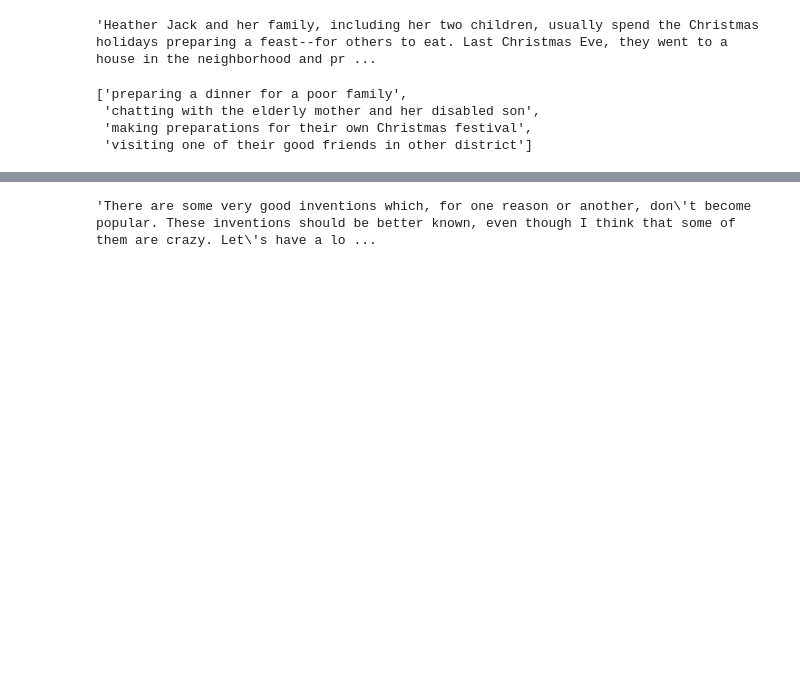
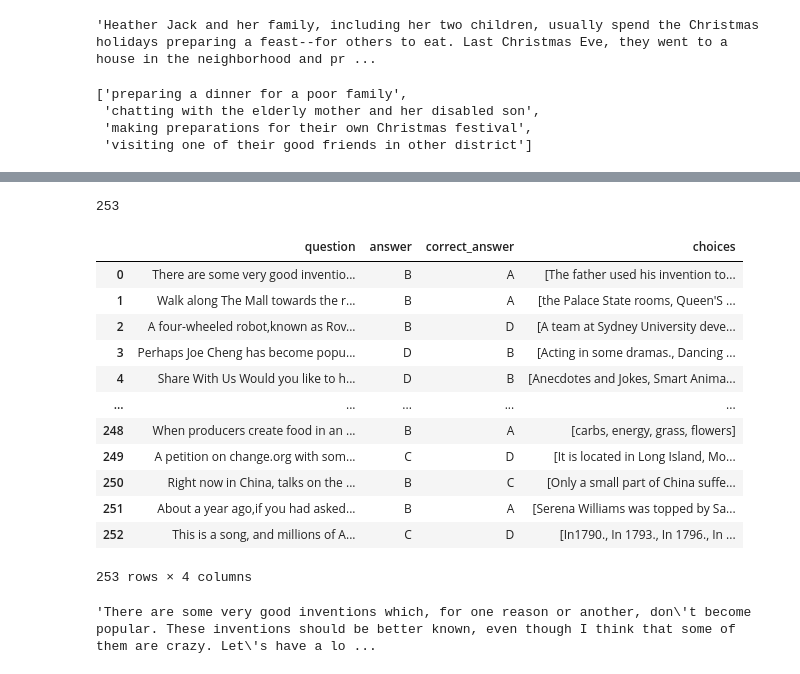
Before and after one commit to mukulpatnaik/flan-t5-experiments, a Jupyter notebook: playground.ipynb, the cells around one changed output, grey strips where cells are left out. Cells and saved outputs as stored; diff of their text form; code cells hidden in the pictures; blank space fills up the shorter version.

```diff
--- a/playground.ipynb
+++ b/playground.ipynb
@@ -221,3 +221,23 @@ errors.head(25)
+# %%
+len(errors)
+# %% [output]
+253
+# %%
+errors
+# %% [output]
+|  | question | answer | correct_answer | choices |
+| 0 | There are some very good inventio... | B | A | [The father used his invention to... |
+| 1 | Walk along The Mall towards the r... | B | A | [the Palace State rooms, Queen'S ... |
+| 2 | A four-wheeled robot,known as Rov... | B | D | [A team at Sydney University deve... |
+| 3 | Perhaps Joe Cheng has become popu... | D | B | [Acting in some dramas., Dancing ... |
+| 4 | Share With Us Would you like to h... | D | B | [Anecdotes and Jokes, Smart Anima... |
+| ... | ... | ... | ... | ... |
+| 248 | When producers create food in an ... | B | A | [carbs, energy, grass, flowers] |
+| 249 | A petition on change.org with som... | C | D | [It is located in Long Island, Mo... |
+| 250 | Right now in China, talks on the ... | B | C | [Only a small part of China suffe... |
+| 251 | About a year ago,if you had asked... | B | A | [Serena Williams was topped by Sa... |
+| 252 | This is a song, and millions of A... | C | D | [In1790., In 1793., In 1796., In ... |
+253 rows × 4 columns
 # %%
 errors['question'][0]
 # %% [output]
```
Also changed, not shown: parts of 3 cells of this notebook, 2 other files.
